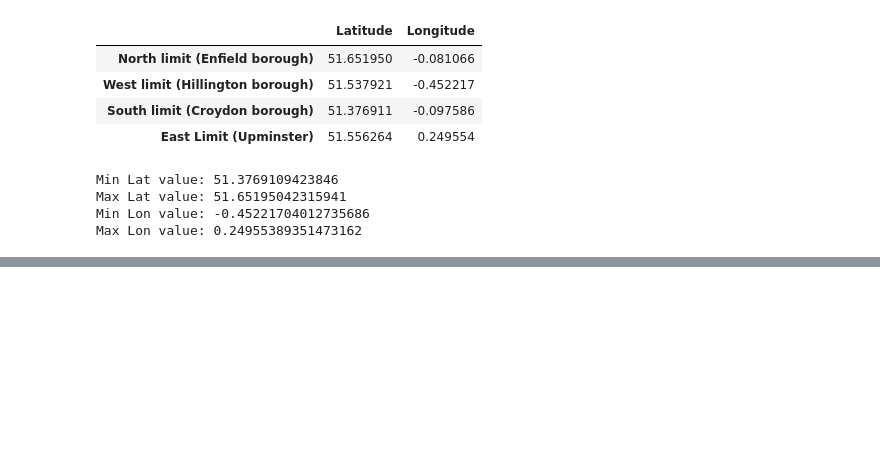
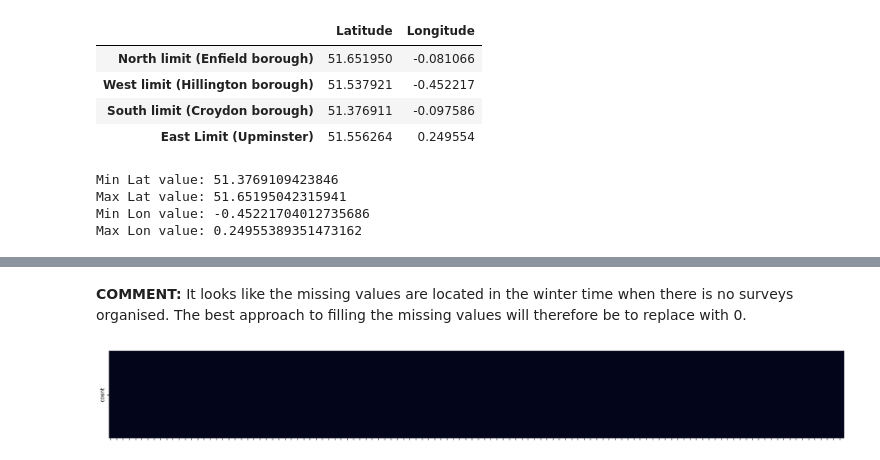
Before and after one commit to chloecousin/Butterflies, a Jupyter notebook: Capstone_Sprint2.ipynb, the cells around one changed output, grey strips where cells are left out. Cells and saved outputs as stored; diff of their text form; code cells hidden in the pictures; blank space fills up the shorter version.

```diff
--- a/Capstone_Sprint2.ipynb
+++ b/Capstone_Sprint2.ipynb
@@ -113,0 +195,13 @@ df_london_weather.shape
+# %% [markdown]
+__COMMENT:__ It looks like the missing values are located in the winter time when there is no surveys organised. The best approach to filling the missing values will therefore be to replace with 0.
+# %%
+# Filling missing values
+Sightings_London_2 = Sightings_London_2.fillna(0) #ffill means forward fill
+
+# Sanity Check
+plt.figure(figsize=(25, 3))
+ax = sns.heatmap(Sightings_London_2.isna().T, cbar=False)
+ax.set(xticklabels=[])
+plt.show()
+# %% [output]
+[figure, added]
```
Also changed, not shown: parts of 73 cells of this notebook.
